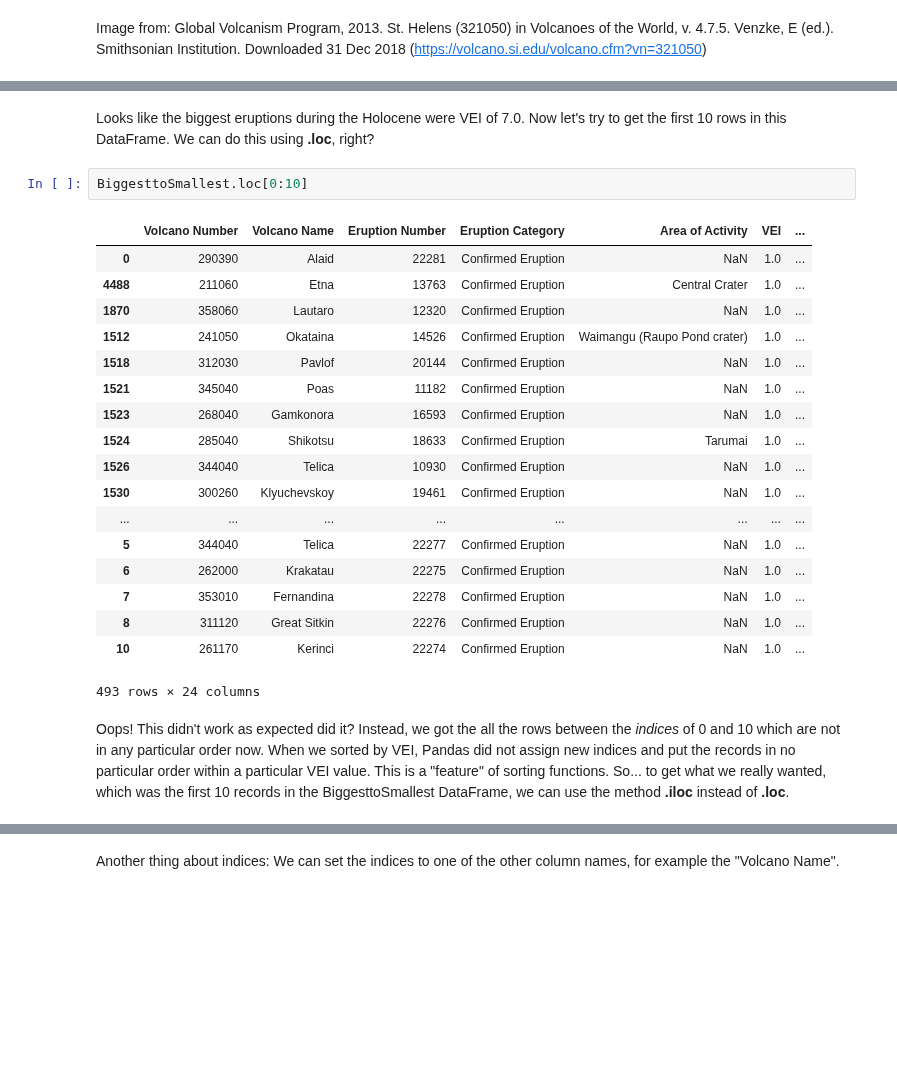
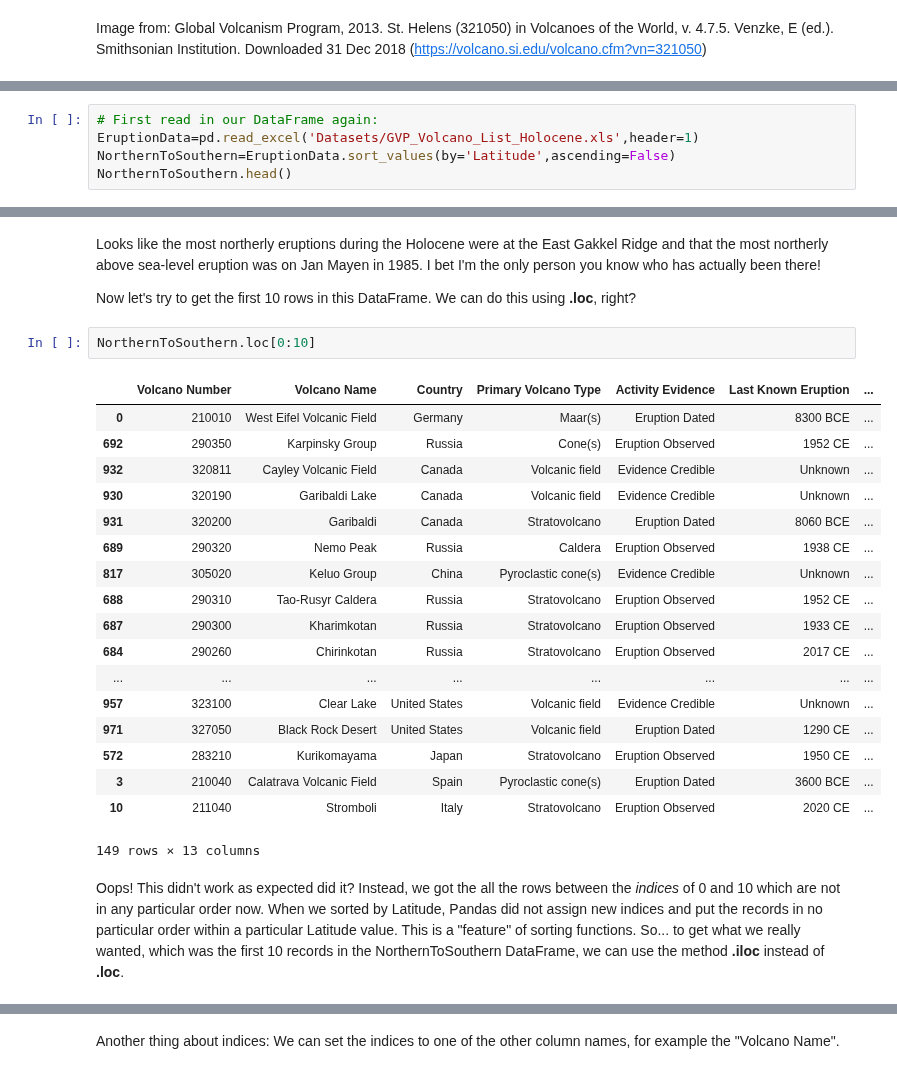
Before and after one commit to ltauxe/Python-for-Earth-Science-Students, a Jupyter notebook: Lecture_12.ipynb, the cells around one changed output, grey strips where cells are left out. Cells and saved outputs as stored; diff of their text form; blank space fills up the shorter version.

```diff
--- a/Lecture_12.ipynb
+++ b/Lecture_12.ipynb
@@ -139,0 +158,5 @@ BiggesttoSmallest.head()
+# %%
+# First read in our DataFrame again:
+EruptionData=pd.read_excel('Datasets/GVP_Volcano_List_Holocene.xls',header=1)
+NorthernToSouthern=EruptionData.sort_values(by='Latitude',ascending=False)
+NorthernToSouthern.head()
@@ -140,26 +170,28 @@ BiggesttoSmallest.head()
 # %% [markdown]
-Looks like the biggest eruptions during the Holocene were VEI of 7.0. Now let's try to get the first 10 rows in this DataFrame. We can do this using **.loc**, right?
+Looks like the most northerly eruptions during the Holocene were at the East Gakkel Ridge and that the most northerly above sea-level eruption was on Jan Mayen in 1985.  I bet I'm the only person you know who has actually been there!
+
+Now let's try to get the first 10 rows in this DataFrame. We can do this using **.loc**, right?
 # %%
-BiggesttoSmallest.loc[0:10]
+NorthernToSouthern.loc[0:10]
 # %% [output]
-|  | Volcano Number | Volcano Name | Eruption Number | Eruption Category | Area of Activity | VEI | ... |
-| 0 | 290390 | Alaid | 22281 | Confirmed Eruption | NaN | 1.0 | ... |
-| 4488 | 211060 | Etna | 13763 | Confirmed Eruption | Central Crater | 1.0 | ... |
-| 1870 | 358060 | Lautaro | 12320 | Confirmed Eruption | NaN | 1.0 | ... |
-| 1512 | 241050 | Okataina | 14526 | Confirmed Eruption | Waimangu (Raupo Pond crater) | 1.0 | ... |
-| 1518 | 312030 | Pavlof | 20144 | Confirmed Eruption | NaN | 1.0 | ... |
-| 1521 | 345040 | Poas | 11182 | Confirmed Eruption | NaN | 1.0 | ... |
-| 1523 | 268040 | Gamkonora | 16593 | Confirmed Eruption | NaN | 1.0 | ... |
-| 1524 | 285040 | Shikotsu | 18633 | Confirmed Eruption | Tarumai | 1.0 | ... |
-| 1526 | 344040 | Telica | 10930 | Confirmed Eruption | NaN | 1.0 | ... |
-| 1530 | 300260 | Klyuchevskoy | 19461 | Confirmed Eruption | NaN | 1.0 | ... |
+|  | Volcano Number | Volcano Name | Country | Primary Volcano Type | Activity Evidence | Last Known Eruption | ... |
+| 0 | 210010 | West Eifel Volcanic Field | Germany | Maar(s) | Eruption Dated | 8300 BCE | ... |
+| 692 | 290350 | Karpinsky Group | Russia | Cone(s) | Eruption Observed | 1952 CE | ... |
+| 932 | 320811 | Cayley Volcanic Field | Canada | Volcanic field | Evidence Credible | Unknown | ... |
+| 930 | 320190 | Garibaldi Lake | Canada | Volcanic field | Evidence Credible | Unknown | ... |
+| 931 | 320200 | Garibaldi | Canada | Stratovolcano | Eruption Dated | 8060 BCE | ... |
+| 689 | 290320 | Nemo Peak | Russia | Caldera | Eruption Observed | 1938 CE | ... |
+| 817 | 305020 | Keluo Group | China | Pyroclastic cone(s) | Evidence Credible | Unknown | ... |
+| 688 | 290310 | Tao-Rusyr Caldera | Russia | Stratovolcano | Eruption Observed | 1952 CE | ... |
+| 687 | 290300 | Kharimkotan | Russia | Stratovolcano | Eruption Observed | 1933 CE | ... |
+| 684 | 290260 | Chirinkotan | Russia | Stratovolcano | Eruption Observed | 2017 CE | ... |
 | ... | ... | ... | ... | ... | ... | ... | ... |
-| 5 | 344040 | Telica | 22277 | Confirmed Eruption | NaN | 1.0 | ... |
-| 6 | 262000 | Krakatau | 22275 | Confirmed Eruption | NaN | 1.0 | ... |
-| 7 | 353010 | Fernandina | 22278 | Confirmed Eruption | NaN | 1.0 | ... |
-| 8 | 311120 | Great Sitkin | 22276 | Confirmed Eruption | NaN | 1.0 | ... |
-| 10 | 261170 | Kerinci | 22274 | Confirmed Eruption | NaN | 1.0 | ... |
+| 957 | 323100 | Clear Lake | United States | Volcanic field | Evidence Credible | Unknown | ... |
+| 971 | 327050 | Black Rock Desert | United States | Volcanic field | Eruption Dated | 1290 CE | ... |
+| 572 | 283210 | Kurikomayama | Japan | Stratovolcano | Eruption Observed | 1950 CE | ... |
+| 3 | 210040 | Calatrava Volcanic Field | Spain | Pyroclastic cone(s) | Eruption Dated | 3600 BCE | ... |
+| 10 | 211040 | Stromboli | Italy | Stratovolcano | Eruption Observed | 2020 CE | ... |
-493 rows × 24 columns
+149 rows × 13 columns
 # %% [markdown]
-Oops!  This didn't work as expected did it?  Instead, we got the all the rows between the _indices_ of 0 and 10 which are not in any particular order now.  When we sorted by VEI, Pandas did not assign new indices and put the records in no particular order within a particular VEI value.  This is a "feature" of sorting functions.  So... to get what we really wanted, which was the first 10 records in the BiggesttoSmallest DataFrame, we can use the method **.iloc** instead of **.loc**.
+Oops!  This didn't work as expected did it?  Instead, we got the all the rows between the _indices_ of 0 and 10 which are not in any particular order now.  When we sorted by Latitude, Pandas did not assign new indices and put the records in no particular order within a particular Latitude value.  This is a "feature" of sorting functions.  So... to get what we really wanted, which was the first 10 records in the NorthernToSouthern DataFrame, we can use the method **.iloc** instead of **.loc**.
 # %%
```
Also changed, not shown: parts of 85 cells of this notebook, 18 other files.
